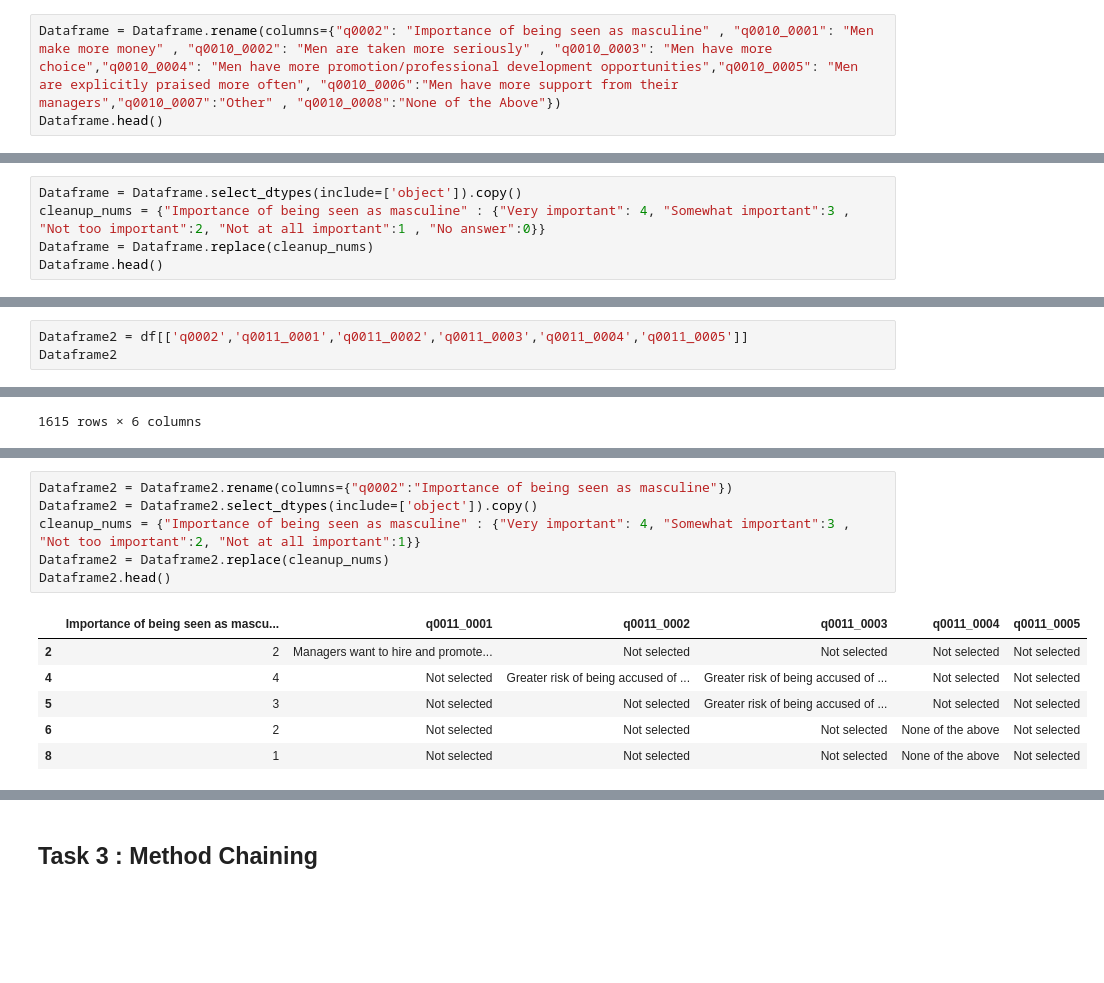
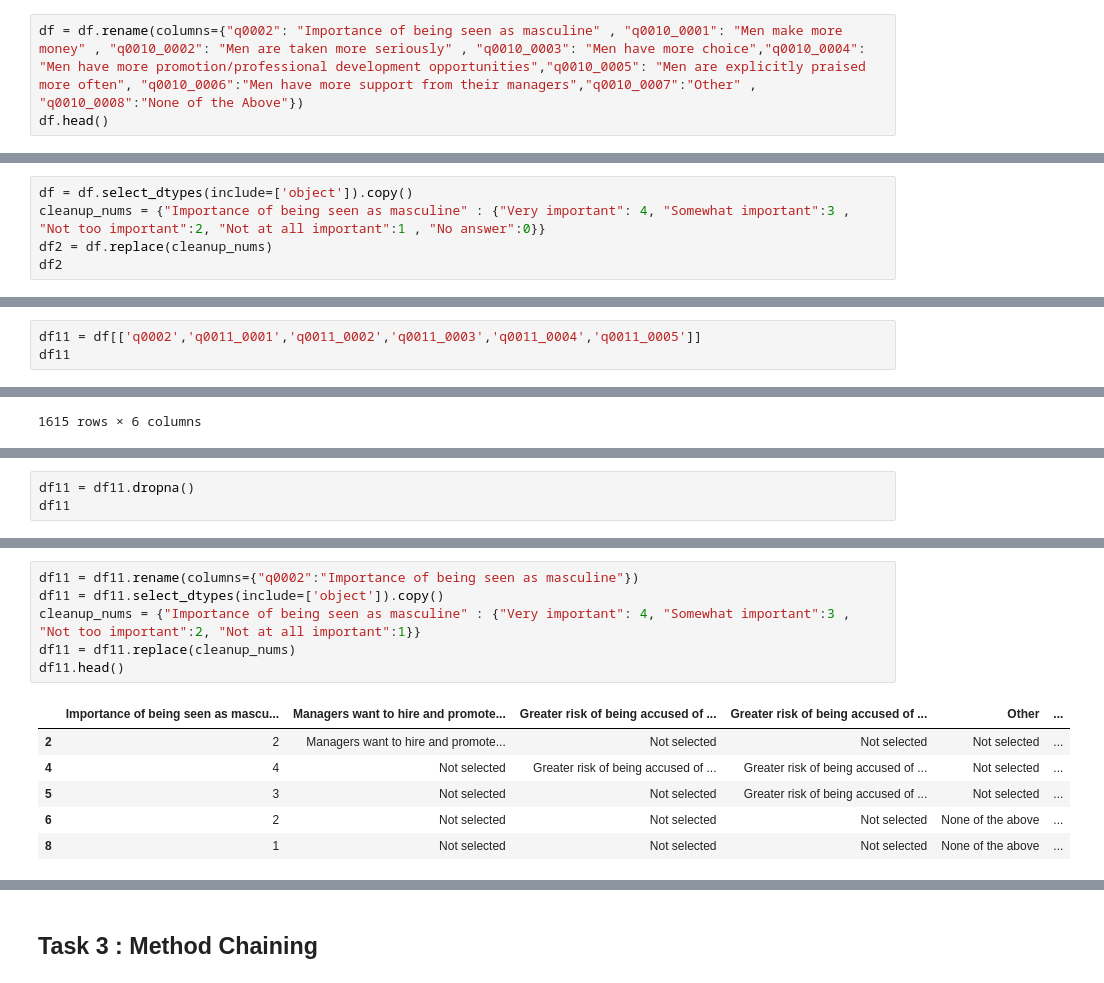
Before and after one commit to data301-2021-winter1/group20-project-, a Jupyter notebook: notebooks/analysis1.ipynb, the cells around one changed output, grey strips where cells are left out. Cells and saved outputs as stored; diff of their text form; blank space fills up the shorter version.

```diff
--- a/notebooks/analysis1.ipynb
+++ b/notebooks/analysis1.ipynb
@@ -199,8 +198,8 @@ print(Dataframe.isnull().values.sum())
 #### I renamed column 2 ( along with all others )  with the question itself as well as  I changed categorical answers for second column into numerical ones .
 #### If being masculine is "very important" it would reach a value of 4 while "not important at all" would be the value of 1.
 # %%
-Dataframe = Dataframe.rename(columns={"q0002": "Importance of being seen as masculine" , "q0010_0001": "Men make more money" , "q0010_0002": "Men are taken more seriously" , "q0010_0003": "Men have more choice","q0010_0004": "Men have more promotion/professional development opportunities","q0010_0005": "Men are explicitly praised more often", "q0010_0006":"Men have more support from their managers","q0010_0007":"Other" , "q0010_0008":"None of the Above"})
-Dataframe.head()
+df = df.rename(columns={"q0002": "Importance of being seen as masculine" , "q0010_0001": "Men make more money" , "q0010_0002": "Men are taken more seriously" , "q0010_0003": "Men have more choice","q0010_0004": "Men have more promotion/professional development opportunities","q0010_0005": "Men are explicitly praised more often", "q0010_0006":"Men have more support from their managers","q0010_0007":"Other" , "q0010_0008":"None of the Above"})
+df.head()
 # %% [output]
 |  | Importance of being seen as mascu... | Men make more money | Men are taken more seriously | Men have more choice | ... |
 | 2 | Not too important | Not selected | Not selected | Not selected | ... |
@@ -209,9 +208,9 @@ Dataframe.head()
 | 6 | Not too important | Not selected | Not selected | Not selected | ... |
 | 8 | Not at all important | Not selected | Not selected | Not selected | ... |
 # %%
-Dataframe = Dataframe.select_dtypes(include=['object']).copy()
+df = df.select_dtypes(include=['object']).copy()
 cleanup_nums = {"Importance of being seen as masculine" : {"Very important": 4, "Somewhat important":3 , "Not too important":2, "Not at all important":1 , "No answer":0}}
-Dataframe = Dataframe.replace(cleanup_nums)
-Dataframe.head()
+df2 = df.replace(cleanup_nums)
+df2
 # %% [output]
 |  | Importance of being seen as mascu... | Men make more money | Men are taken more seriously | Men have more choice | ... |
@@ -394,8 +343,8 @@ Dataframe.groupby(["None of the Above"]).size().reset_index(name="Count")
  - q0010_0002 : Other
  - q0010_0003 : None of the above
 # %%
-Dataframe2 = df[['q0002','q0011_0001','q0011_0002','q0011_0003','q0011_0004','q0011_0005']]
-Dataframe2
+df11 = df[['q0002','q0011_0001','q0011_0002','q0011_0003','q0011_0004','q0011_0005']]
+df11
 # %% [output]
 |  | q0002 | q0011_0001 | q0011_0002 | q0011_0003 | q0011_0004 | q0011_0005 |
 | 0 | Somewhat important | NaN | NaN | NaN | NaN | NaN |
@@ -429,0 +362,3 @@ Dataframe2
+# %%
+df11 = df11.dropna()
+df11
@@ -430,14 +379,14 @@ Dataframe2
 # %%
-Dataframe2 = Dataframe2.rename(columns={"q0002":"Importance of being seen as masculine"})
-Dataframe2 = Dataframe2.select_dtypes(include=['object']).copy()
+df11 = df11.rename(columns={"q0002":"Importance of being seen as masculine"})
+df11 = df11.select_dtypes(include=['object']).copy()
 cleanup_nums = {"Importance of being seen as masculine" : {"Very important": 4, "Somewhat important":3 , "Not too important":2, "Not at all important":1}}
-Dataframe2 = Dataframe2.replace(cleanup_nums)
-Dataframe2.head()
+df11 = df11.replace(cleanup_nums)
+df11.head()
 # %% [output]
-|  | Importance of being seen as mascu... | q0011_0001 | q0011_0002 | q0011_0003 | q0011_0004 | q0011_0005 |
-| 2 | 2 | Managers want to hire and promote... | Not selected | Not selected | Not selected | Not selected |
-| 4 | 4 | Not selected | Greater risk of being accused of ... | Greater risk of being accused of ... | Not selected | Not selected |
-| 5 | 3 | Not selected | Not selected | Greater risk of being accused of ... | Not selected | Not selected |
-| 6 | 2 | Not selected | Not selected | Not selected | None of the above | Not selected |
-| 8 | 1 | Not selected | Not selected | Not selected | None of the above | Not selected |
+|  | Importance of being seen as mascu... | Managers want to hire and promote... | Greater risk of being accused of ... | Greater risk of being accused of ... | Other | ... |
+| 2 | 2 | Managers want to hire and promote... | Not selected | Not selected | Not selected | ... |
+| 4 | 4 | Not selected | Greater risk of being accused of ... | Greater risk of being accused of ... | Not selected | ... |
+| 5 | 3 | Not selected | Not selected | Greater risk of being accused of ... | Not selected | ... |
+| 6 | 2 | Not selected | Not selected | Not selected | None of the above | ... |
+| 8 | 1 | Not selected | Not selected | Not selected | None of the above | ... |
 # %%
```
Also changed, not shown: parts of 54 cells of this notebook, 1 other file.
